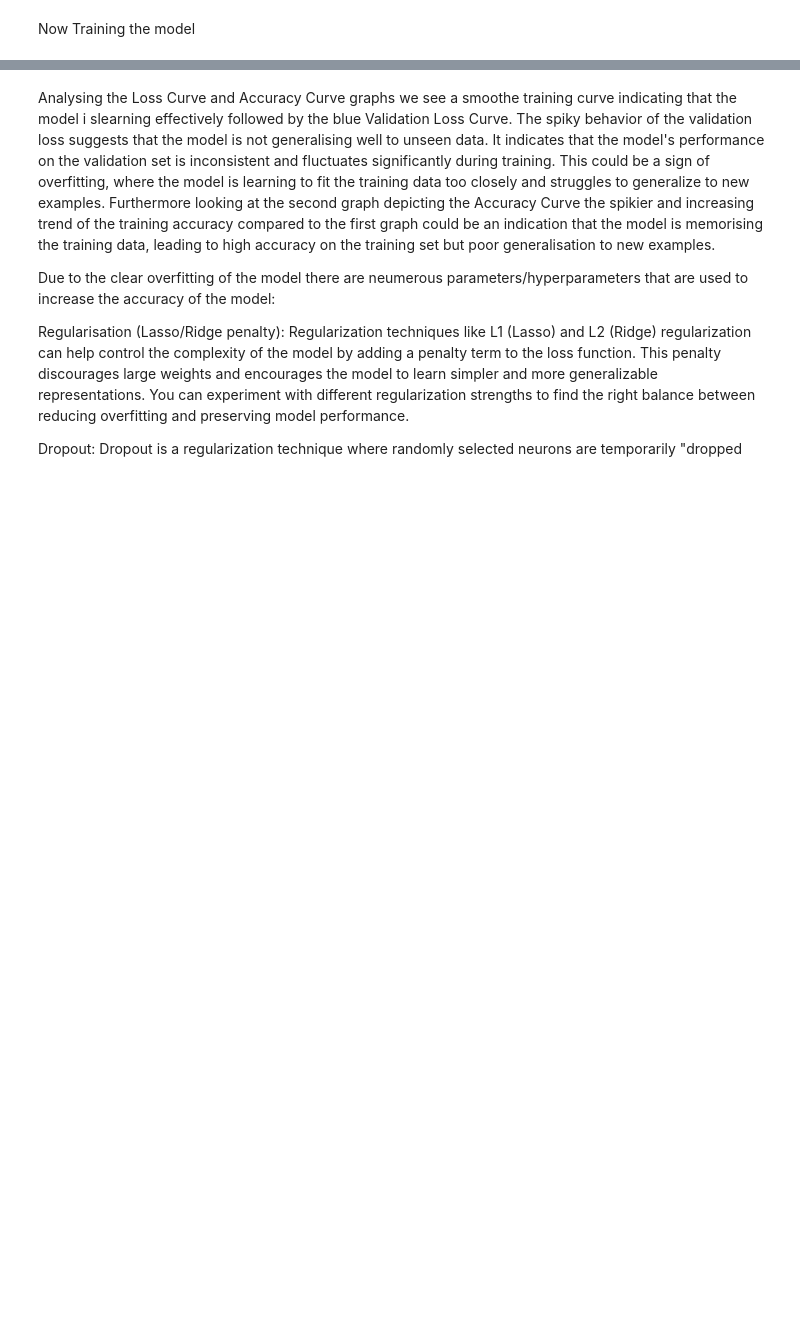
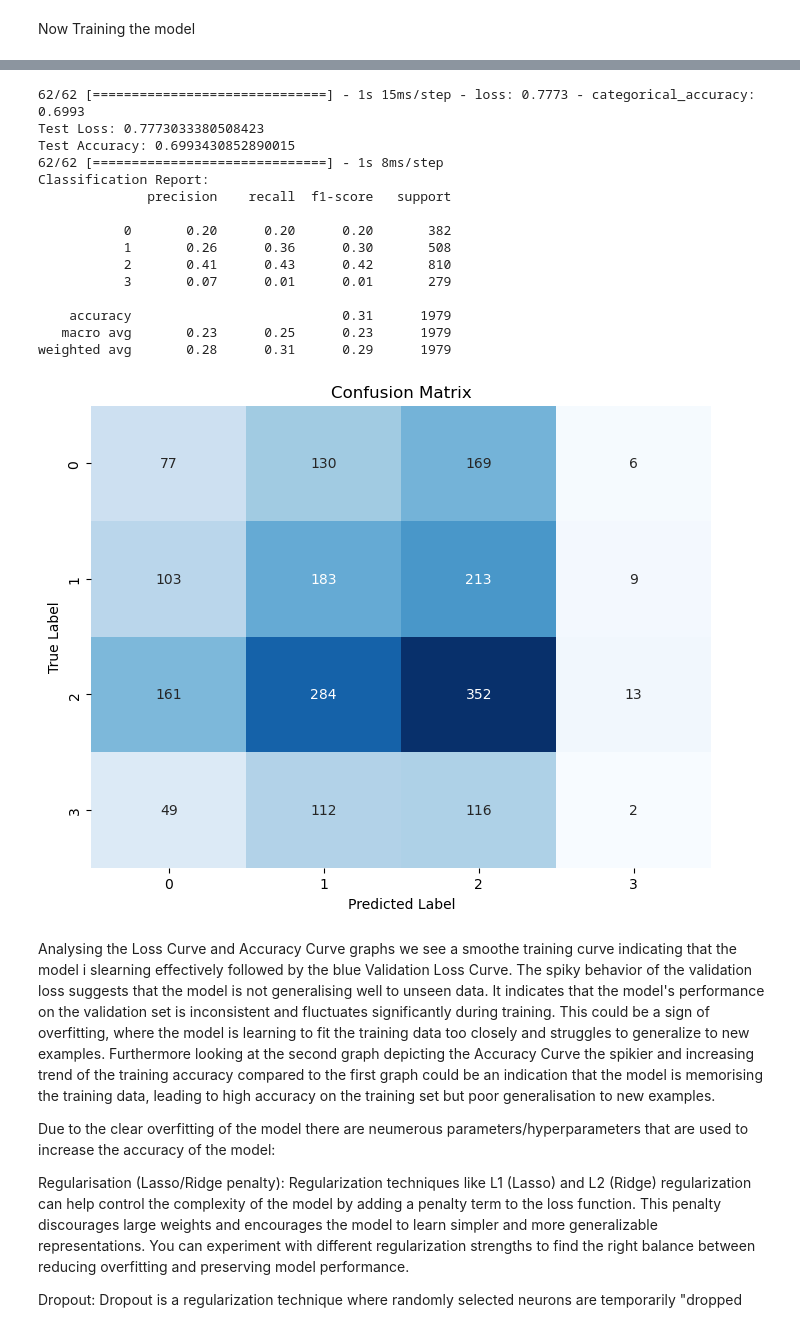
Before and after one commit to AmiruC/Machine-Learning-Cancer-Classification-Model, a Jupyter notebook: notebooks/notebook.ipynb, the cells around one changed output, grey strips where cells are left out. Saved outputs shown, nothing was run; the diff lists cells and outputs as text; code cells hidden in the pictures; blank space fills up the shorter version.

```diff
--- a/notebooks/notebook.ipynb
+++ b/notebooks/notebook.ipynb
@@ -290,3 +258,45 @@ Validation Accuracy: 0.7033855319023132
+# %%
+
+# Evaluate the model on the test data
+test_loss, test_accuracy = model.evaluate(validation_generator)
+print("Test Loss:", test_loss)
+print("Test Accuracy:", test_accuracy)
+# Generate predictions for the test data
+y_pred = model.predict(validation_generator)
+y_pred_labels = np.argmax(y_pred, axis=1)
+y_true = validation_generator.classes
+
+# Generate the confusion matrix
+confusion_mtx = confusion_matrix(y_true, y_pred_labels)
+
+# Print the classification report
+print("Classification Report:")
+print(classification_report(y_true, y_pred_labels))
+
+# Plot the confusion matrix
+plt.figure(figsize=(8, 6))
+sns.heatmap(confusion_mtx, annot=True, fmt="d", cmap='Blues', cbar=False)
+plt.xlabel('Predicted Label')
+plt.ylabel('True Label')
+plt.title('Confusion Matrix')
+plt.show()
+# %% [output]
+62/62 [==============================] - 1s 15ms/step - loss: 0.7773 - categorical_accuracy: 0.6993
+Test Loss: 0.7773033380508423
+Test Accuracy: 0.6993430852890015
+62/62 [==============================] - 1s 8ms/step
+Classification Report:
+              precision    recall  f1-score   support
+
+           0       0.20      0.20      0.20       382
+           1       0.26      0.36      0.30       508
+           2       0.41      0.43      0.42       810
+           3       0.07      0.01      0.01       279
+
+    accuracy                           0.31      1979
+   macro avg       0.23      0.25      0.23      1979
+weighted avg       0.28      0.31      0.29      1979
+[figure, added]
 # %% [markdown]
 Analysing the Loss Curve and Accuracy Curve graphs we see a smoothe training curve indicating that the model i slearning effectively followed by the blue Validation Loss Curve. The spiky behavior of the validation loss suggests that the model is not generalising well to unseen data. It indicates that the model's performance on the validation set is inconsistent and fluctuates significantly during training. This could be a sign of overfitting, where the model is learning to fit the training data too closely and struggles to generalize to new examples. Furthermore looking at the second graph depicting the Accuracy Curve the spikier and increasing trend of the training accuracy compared to the first graph could be an indication that the model is memorising the training data, leading to high accuracy on the training set but poor generalisation to new examples.
 
```
Also changed, not shown: parts of 14 cells of this notebook, 1 other file.
